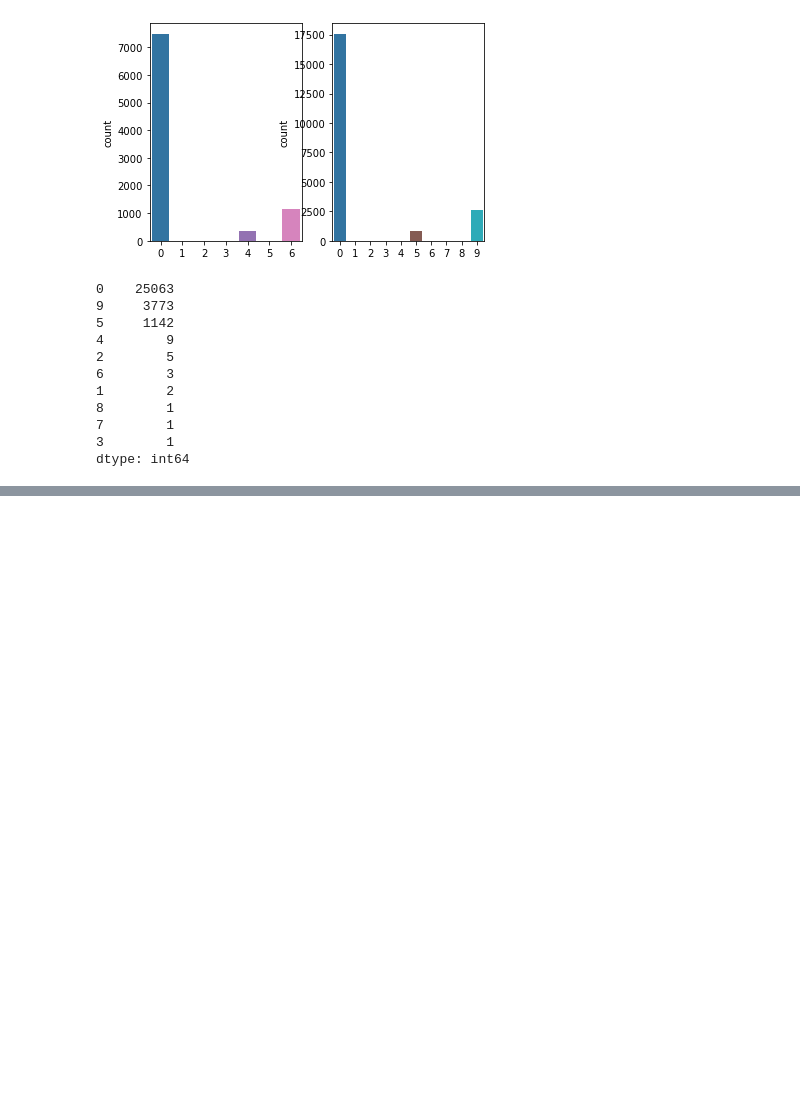
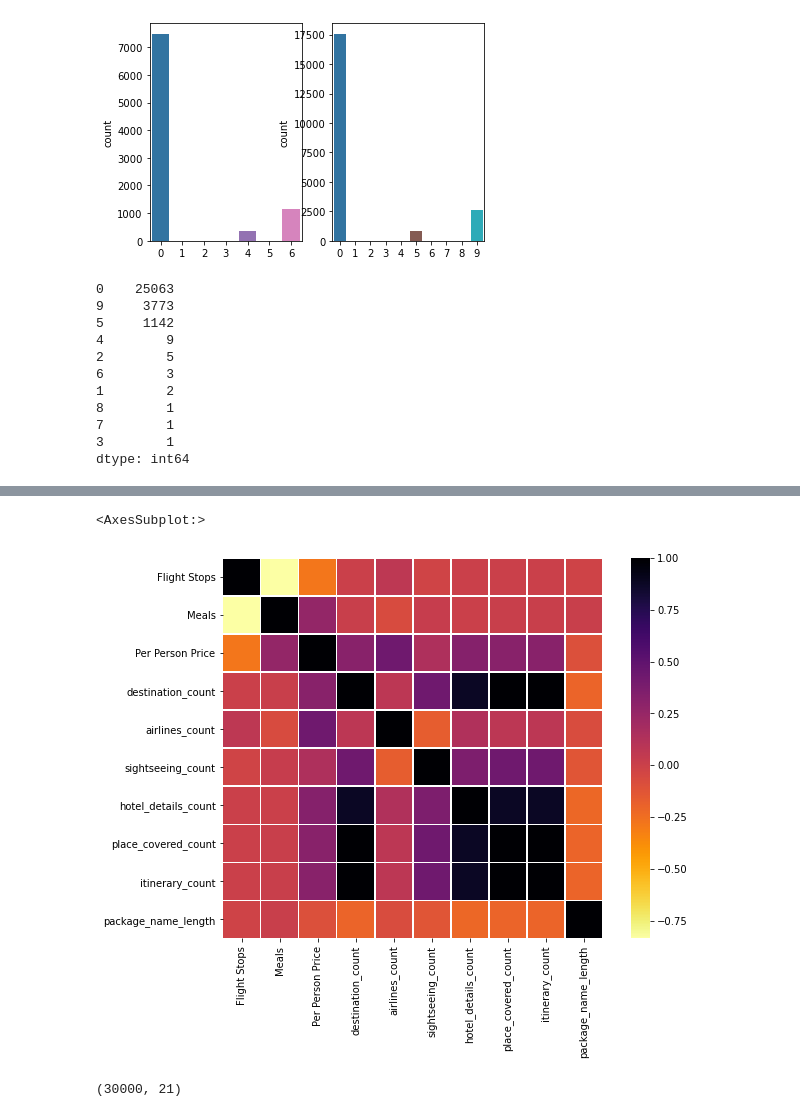
Before and after one commit to thunderock/machine_hack, a Jupyter notebook: price_prediction/data analysis and imputations.ipynb, the cells around one changed output, grey strips where cells are left out. Drawn from its saved outputs; the diff is of its cells as text; code cells hidden in the pictures; blank space fills up the shorter version.

```diff
--- a/price_prediction/data analysis and imputations.ipynb
+++ b/price_prediction/data analysis and imputations.ipynb
@@ -220,8 +235,9 @@ pd.Series(pd.Categorical(df['Cancellation Rules']).codes).value_counts(
 dtype: int64
 # %%
 df['destination_count'] = df['Destination'].apply(split_str)
-df['airlines_ccount'] = df['Airline'].apply(split_str)
+df['airlines_count'] = df['Airline'].apply(split_str)
 df['sightseeing_count'] = df["Sightseeing Places Covered"].apply(split_str)
 df['hotel_details_count'] = df["Hotel Details"].apply(split_str)
 df['place_covered_count'] = df["Places Covered"].apply(split_str)
 df['itinerary_count'] = df['Itinerary'].apply(split_dot)
+df["package_name_length"] = df['Package Name'].apply(lambda x: len(x.split()))
@@ -229,0 +286,12 @@ df.to_csv("cleaned_data.csv", index=False)
+# %%
+c = df.corr()
+plt.figure(figsize=(10,7))
+sns.heatmap(c, vmax=1,linewidths=.5,cmap="inferno_r",square=True)
+# %% [output]
+<AxesSubplot:>
+[figure, added]
+# %%
+df.set_index('Uniq Id', drop=True, inplace=True)
+df.shape
+# %% [output]
+(30000, 21)
```
Also changed, not shown: parts of 13 cells of this notebook, 2 other files.
